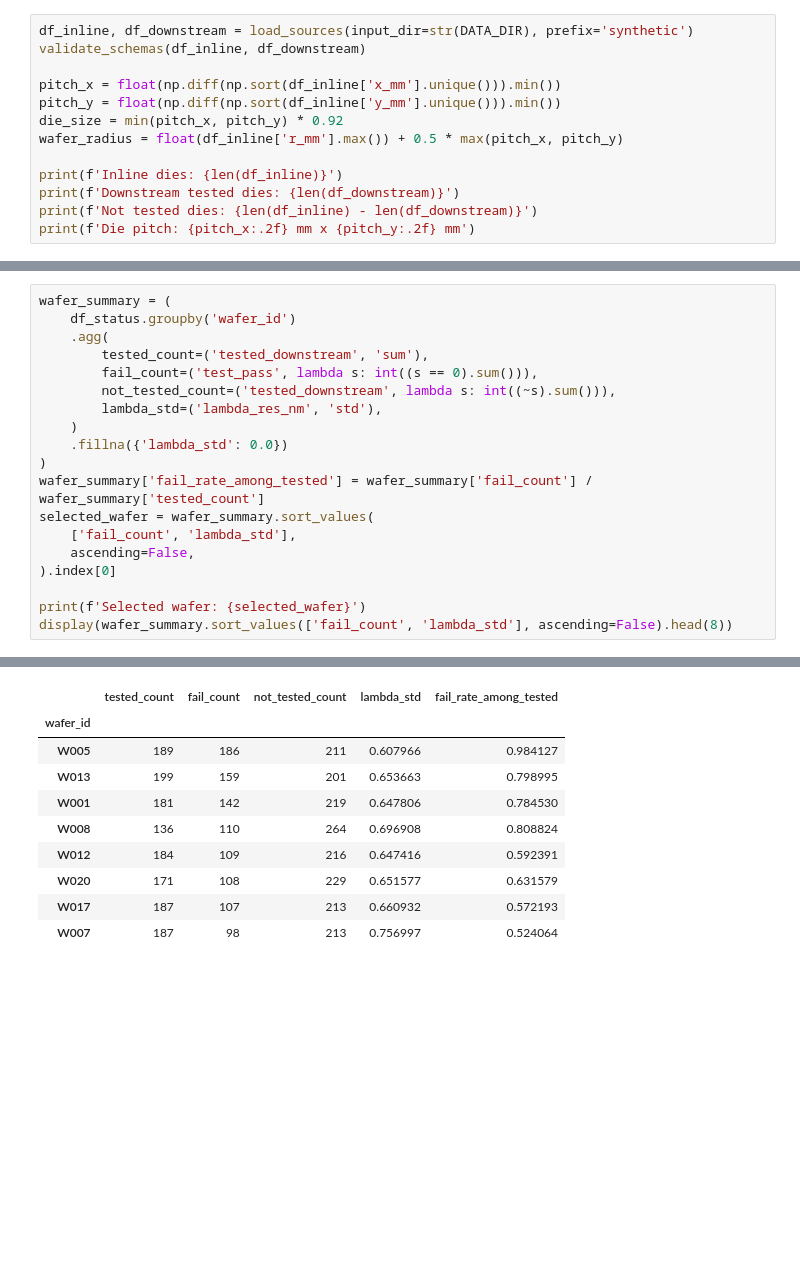
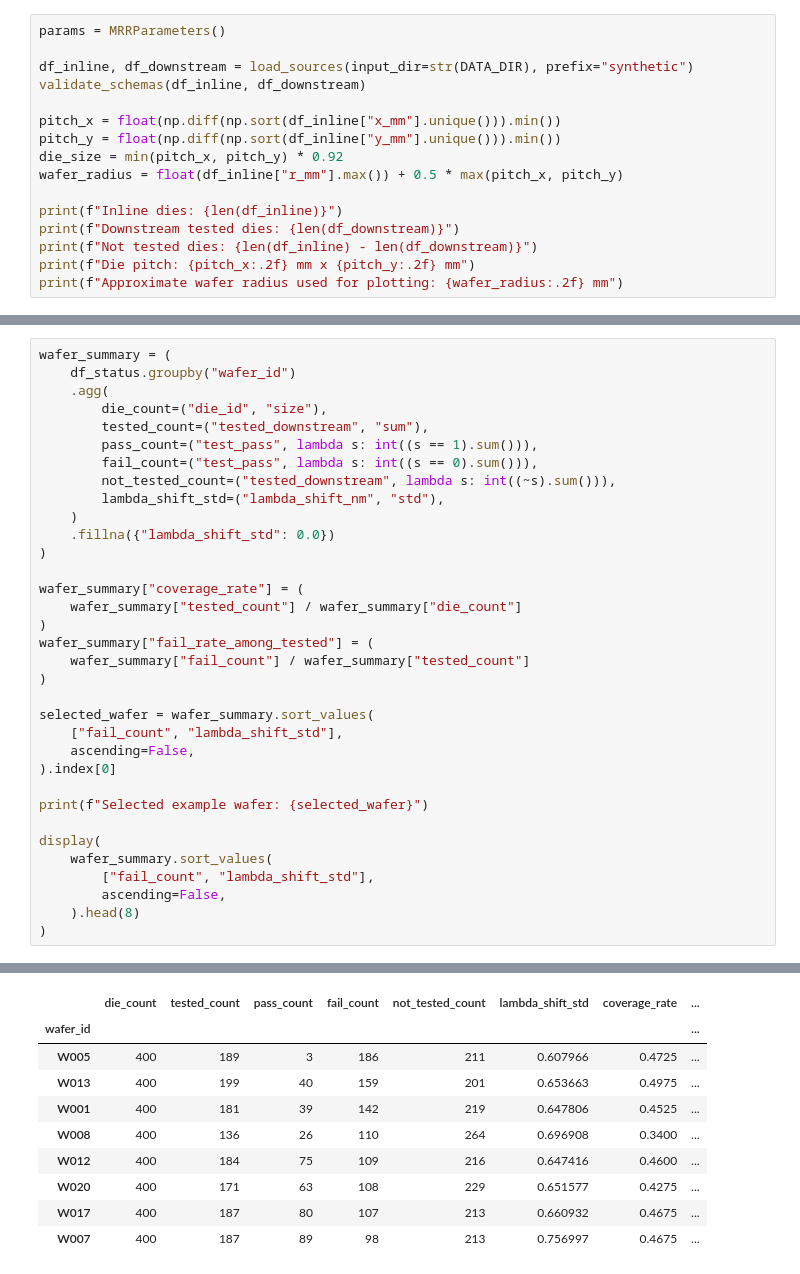
Before and after one commit to Spalding13/Silicon-Photonics-Microring-Performance-Prediction, a Jupyter notebook: notebooks/02_wafermap_story.ipynb, the cells around one changed output, grey strips where cells are left out. Saved outputs shown, nothing was run; the diff lists cells and outputs as text; blank space fills up the shorter version.

```diff
--- a/notebooks/02_wafermap_story.ipynb
+++ b/notebooks/02_wafermap_story.ipynb
@@ -37,16 +63,19 @@ from src.utils import load_sources, validate_schemas
 # %%
-df_inline, df_downstream = load_sources(input_dir=str(DATA_DIR), prefix='synthetic')
+params = MRRParameters()
+
+df_inline, df_downstream = load_sources(input_dir=str(DATA_DIR), prefix="synthetic")
 validate_schemas(df_inline, df_downstream)
 
-pitch_x = float(np.diff(np.sort(df_inline['x_mm'].unique())).min())
-pitch_y = float(np.diff(np.sort(df_inline['y_mm'].unique())).min())
+pitch_x = float(np.diff(np.sort(df_inline["x_mm"].unique())).min())
+pitch_y = float(np.diff(np.sort(df_inline["y_mm"].unique())).min())
 die_size = min(pitch_x, pitch_y) * 0.92
-wafer_radius = float(df_inline['r_mm'].max()) + 0.5 * max(pitch_x, pitch_y)
+wafer_radius = float(df_inline["r_mm"].max()) + 0.5 * max(pitch_x, pitch_y)
 
-print(f'Inline dies: {len(df_inline)}')
-print(f'Downstream tested dies: {len(df_downstream)}')
-print(f'Not tested dies: {len(df_inline) - len(df_downstream)}')
-print(f'Die pitch: {pitch_x:.2f} mm x {pitch_y:.2f} mm')
+print(f"Inline dies: {len(df_inline)}")
+print(f"Downstream tested dies: {len(df_downstream)}")
+print(f"Not tested dies: {len(df_inline) - len(df_downstream)}")
+print(f"Die pitch: {pitch_x:.2f} mm x {pitch_y:.2f} mm")
+print(f"Approximate wafer radius used for plotting: {wafer_radius:.2f} mm")
 # %% [output]
 Loaded inline metrology: e:\Data_Science_Proj\data\synthetic_inline_metrology.csv
 Loaded downstream wafer test: e:\Data_Science_Proj\data\synthetic_downstream_wafer_test.csv
@@ -159,20 +296,35 @@ Instead of choosing a wafer by hand, we select the wafer with many downstream fa
 # %%
 wafer_summary = (
-    df_status.groupby('wafer_id')
+    df_status.groupby("wafer_id")
     .agg(
-        tested_count=('tested_downstream', 'sum'),
-        fail_count=('test_pass', lambda s: int((s == 0).sum())),
-        not_tested_count=('tested_downstream', lambda s: int((~s).sum())),
-        lambda_std=('lambda_res_nm', 'std'),
+        die_count=("die_id", "size"),
+        tested_count=("tested_downstream", "sum"),
+        pass_count=("test_pass", lambda s: int((s == 1).sum())),
+        fail_count=("test_pass", lambda s: int((s == 0).sum())),
+        not_tested_count=("tested_downstream", lambda s: int((~s).sum())),
+        lambda_shift_std=("lambda_shift_nm", "std"),
     )
-    .fillna({'lambda_std': 0.0})
+    .fillna({"lambda_shift_std": 0.0})
 )
-wafer_summary['fail_rate_among_tested'] = wafer_summary['fail_count'] / wafer_summary['tested_count']
+
+wafer_summary["coverage_rate"] = (
+    wafer_summary["tested_count"] / wafer_summary["die_count"]
+)
+wafer_summary["fail_rate_among_tested"] = (
+    wafer_summary["fail_count"] / wafer_summary["tested_count"]
+)
+
 selected_wafer = wafer_summary.sort_values(
-    ['fail_count', 'lambda_std'],
+    ["fail_count", "lambda_shift_std"],
     ascending=False,
 ).index[0]
 
-print(f'Selected wafer: {selected_wafer}')
-display(wafer_summary.sort_values(['fail_count', 'lambda_std'], ascending=False).head(8))
+print(f"Selected example wafer: {selected_wafer}")
+
+display(
+    wafer_summary.sort_values(
+        ["fail_count", "lambda_shift_std"],
+        ascending=False,
+    ).head(8)
+)
 # %% [output]
@@ -180,10 +332,10 @@ Selected wafer: W005
-|  | tested_count | fail_count | not_tested_count | lambda_std | fail_rate_among_tested |
-| wafer_id |  |  |  |  |  |
-| W005 | 189 | 186 | 211 | 0.607966 | 0.984127 |
-| W013 | 199 | 159 | 201 | 0.653663 | 0.798995 |
-| W001 | 181 | 142 | 219 | 0.647806 | 0.784530 |
-| W008 | 136 | 110 | 264 | 0.696908 | 0.808824 |
-| W012 | 184 | 109 | 216 | 0.647416 | 0.592391 |
-| W020 | 171 | 108 | 229 | 0.651577 | 0.631579 |
-| W017 | 187 | 107 | 213 | 0.660932 | 0.572193 |
-| W007 | 187 | 98 | 213 | 0.756997 | 0.524064 |
+|  | die_count | tested_count | pass_count | fail_count | not_tested_count | lambda_shift_std | coverage_rate | ... |
+| wafer_id |  |  |  |  |  |  |  | ... |
+| W005 | 400 | 189 | 3 | 186 | 211 | 0.607966 | 0.4725 | ... |
+| W013 | 400 | 199 | 40 | 159 | 201 | 0.653663 | 0.4975 | ... |
+| W001 | 400 | 181 | 39 | 142 | 219 | 0.647806 | 0.4525 | ... |
+| W008 | 400 | 136 | 26 | 110 | 264 | 0.696908 | 0.3400 | ... |
+| W012 | 400 | 184 | 75 | 109 | 216 | 0.647416 | 0.4600 | ... |
+| W020 | 400 | 171 | 63 | 108 | 229 | 0.651577 | 0.4275 | ... |
+| W017 | 400 | 187 | 80 | 107 | 213 | 0.660932 | 0.4675 | ... |
+| W007 | 400 | 187 | 89 | 98 | 213 | 0.756997 | 0.4675 | ... |
```
Also changed, not shown: parts of 25 cells of this notebook, 1 other file.
